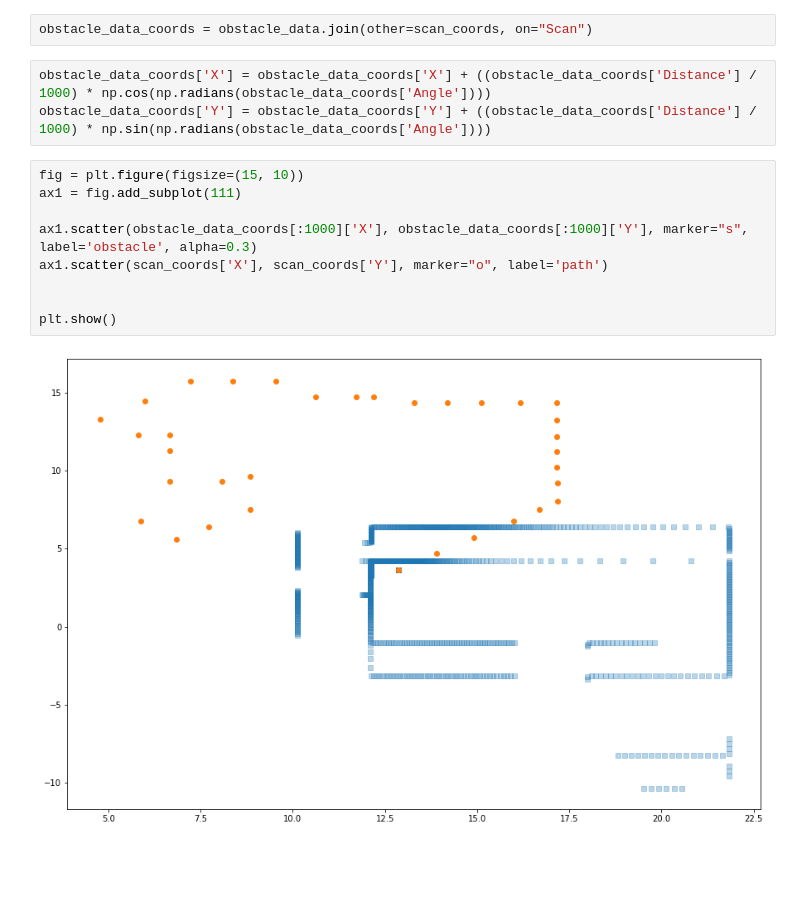
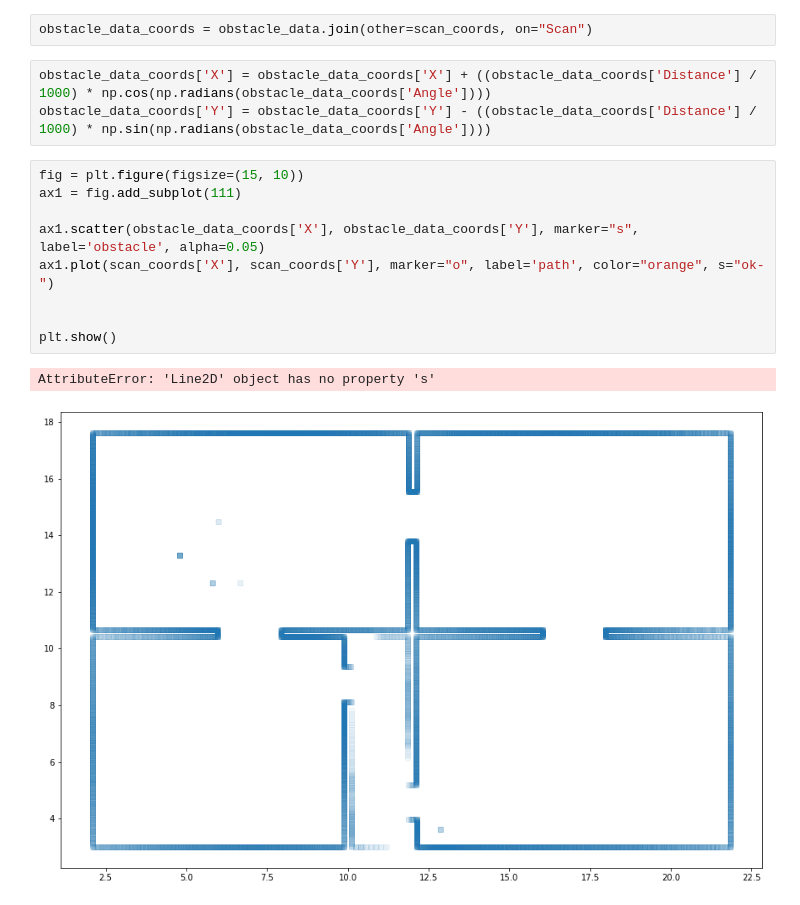
Before and after one commit to EricBizet/drone-flight-pathfinding, a Jupyter notebook: playground.ipynb, the cells around one changed output. Saved outputs shown, nothing was run; the diff lists cells and outputs as text; blank space fills up the shorter version.

Commit message:
Plot tweaks

```diff
--- a/playground.ipynb
+++ b/playground.ipynb
@@ -102,15 +102,16 @@ obstacle_data
 obstacle_data_coords = obstacle_data.join(other=scan_coords, on="Scan")
 # %%
 obstacle_data_coords['X'] = obstacle_data_coords['X'] + ((obstacle_data_coords['Distance'] / 1000) * np.cos(np.radians(obstacle_data_coords['Angle'])))
-obstacle_data_coords['Y'] = obstacle_data_coords['Y'] + ((obstacle_data_coords['Distance'] / 1000) * np.sin(np.radians(obstacle_data_coords['Angle'])))
+obstacle_data_coords['Y'] = obstacle_data_coords['Y'] - ((obstacle_data_coords['Distance'] / 1000) * np.sin(np.radians(obstacle_data_coords['Angle'])))
 # %%
 fig = plt.figure(figsize=(15, 10))
 ax1 = fig.add_subplot(111)
 
-ax1.scatter(obstacle_data_coords[:1000]['X'], obstacle_data_coords[:1000]['Y'], marker="s", label='obstacle', alpha=0.3)
-ax1.scatter(scan_coords['X'], scan_coords['Y'], marker="o", label='path')
+ax1.scatter(obstacle_data_coords['X'], obstacle_data_coords['Y'], marker="s", label='obstacle', alpha=0.05)
+ax1.plot(scan_coords['X'], scan_coords['Y'], marker="o", label='path', color="orange", s="ok-")
 
 
 plt.show()
 # %% [output]
+AttributeError: 'Line2D' object has no property 's'
-[figure, old version]
+[figure, new version]
```
